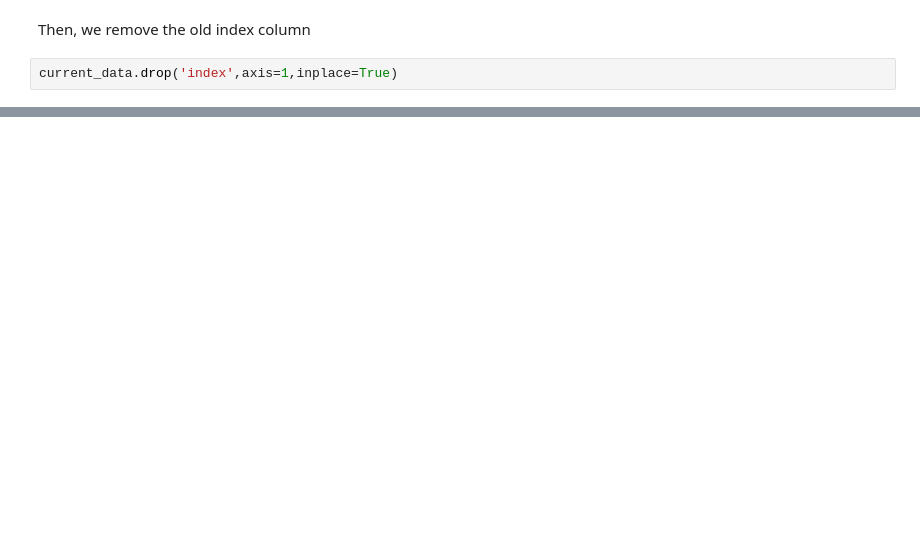
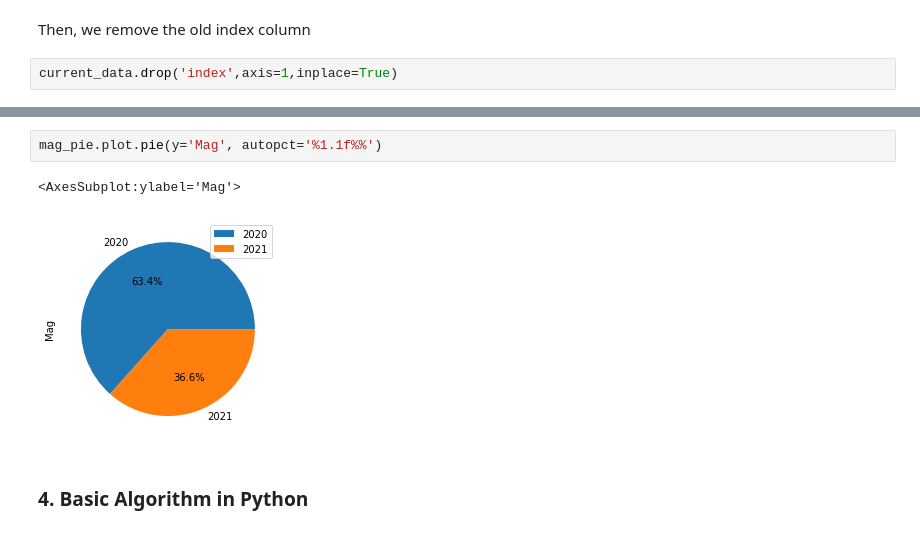
Before and after one commit to auliakhalqillah/Introduction-to-Python, a Jupyter notebook: py_tutorial.ipynb, the cells around one changed output, grey strips where cells are left out. Saved outputs shown, nothing was run; the diff lists cells and outputs as text; blank space fills up the shorter version.

```diff
--- a/py_tutorial.ipynb
+++ b/py_tutorial.ipynb
@@ -729,0 +843,7 @@ current_data.head()
+# %%
+mag_pie.plot.pie(y='Mag', autopct='%1.1f%%')
+# %% [output]
+<AxesSubplot:ylabel='Mag'>
+[figure, added]
+# %% [markdown]
+### 4. Basic Algorithm in Python
```
Also changed, not shown: parts of 110 cells of this notebook.
